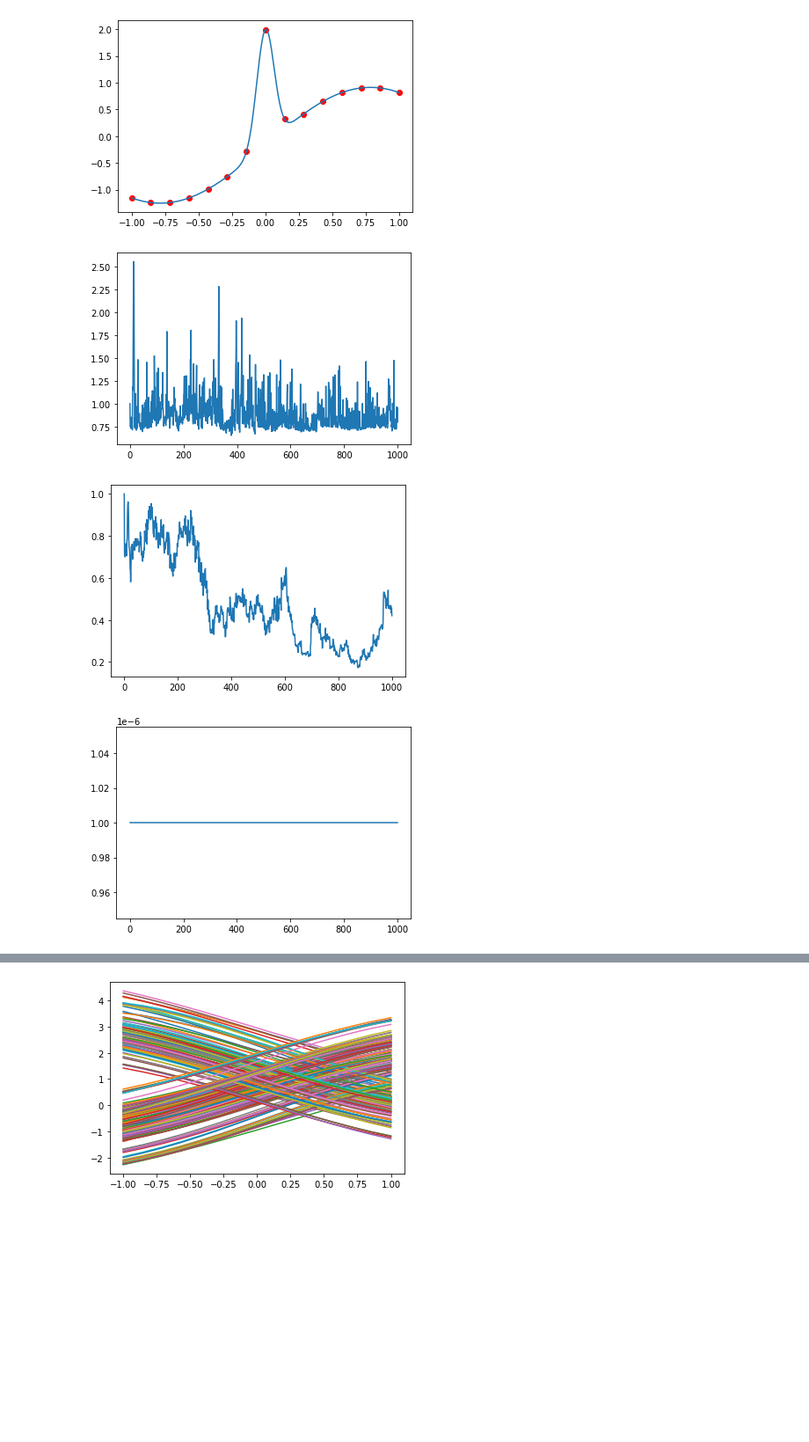
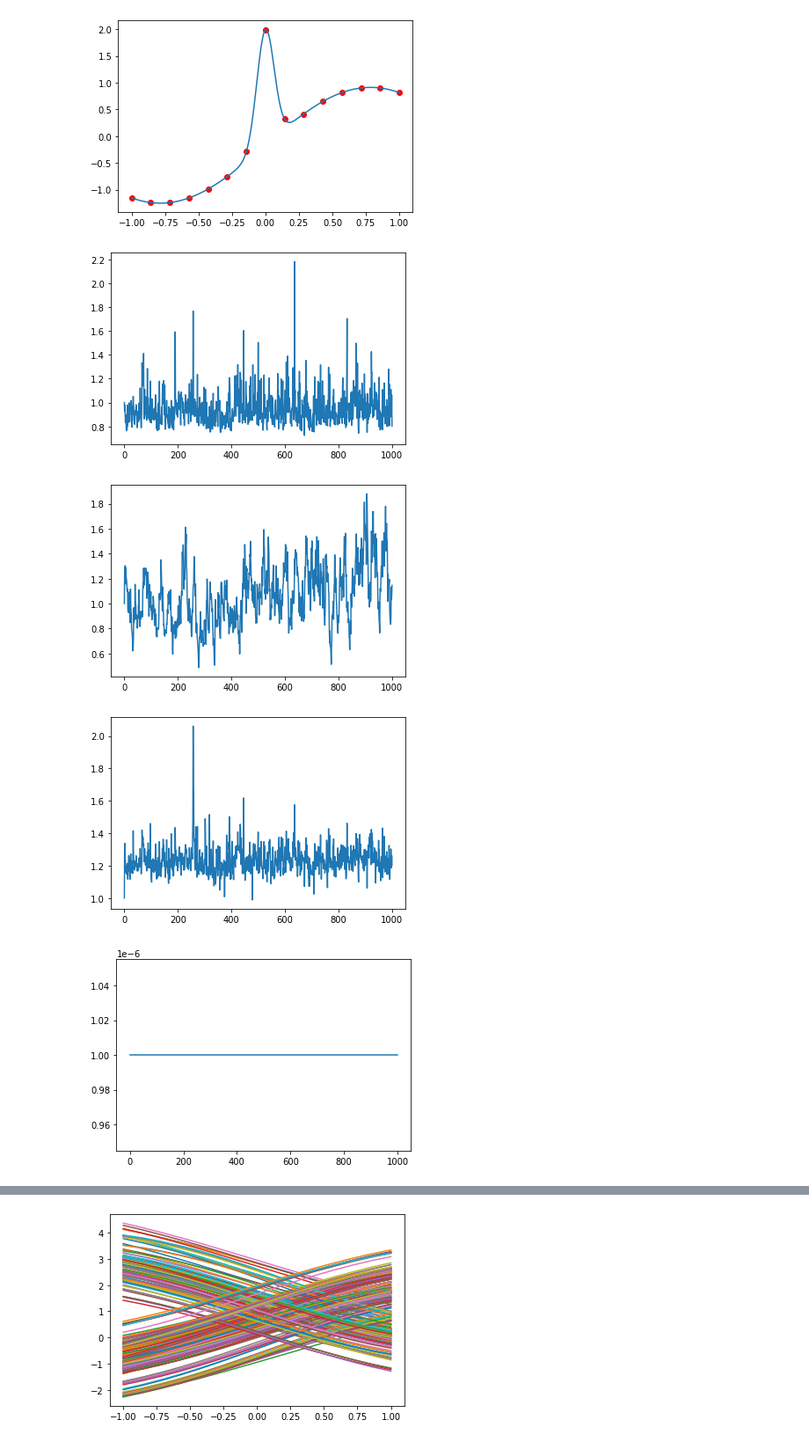
Before and after one commit to mingdeyu/DGP, a Jupyter notebook: peak_fct.ipynb, the cells around one changed output, grey strips where cells are left out. Shown at 88% size. Drawn from its saved outputs; the diff is of its cells as text; code cells hidden in the pictures; blank space fills up the shorter version.

```diff
--- a/peak_fct.ipynb
+++ b/peak_fct.ipynb
@@ -23,19 +23,20 @@ plt.scatter(X,Y,color='r')
 [figure]
 # %%
 ker1=kernel(length=np.array([1]),scale=1,nugget=1e-6,name='sexp')
-ker2=kernel(length=np.array([1]),scale=1,nugget=1e-6,name='sexp')
-ker3=kernel(length=np.array([1]),scale=1,nugget=1e-6,name='sexp')
-ker4=kernel(length=np.array([1]),scale=1,nugget=1e-6,name='sexp',scale_est=1)
-ker_all=combine(ker1,ker2,ker3,ker4)
+ker2=kernel(length=np.array([1,1]),scale=1,nugget=1e-6,name='sexp',connect=1)
+#ker3=kernel(length=np.array([1]),scale=1,nugget=1e-6,name='sexp')
+ker4=kernel(length=np.array([1,1]),scale=1,nugget=1e-6,name='sexp',scale_est=1,connect=1)
+ker_all=combine(ker1,ker2,ker4)
 m=dgp(X,Y,ker_all)
 # %%
 m.train(N=1000,sub_burn=10,method='L-BFGS-B')
 # %%
-m.plot(3)
+m.plot(2)
 # %% [output]
-[figure, old version]
+[figure, new version]
-[figure, old version]
+[figure, new version]
-[figure, old version]
+[figure, new version]
+[figure, added]
 # %%
 m.update_final_kernel(750)
 # %%
```
Also changed, not shown: parts of 2 cells of this notebook, 7 other files.
